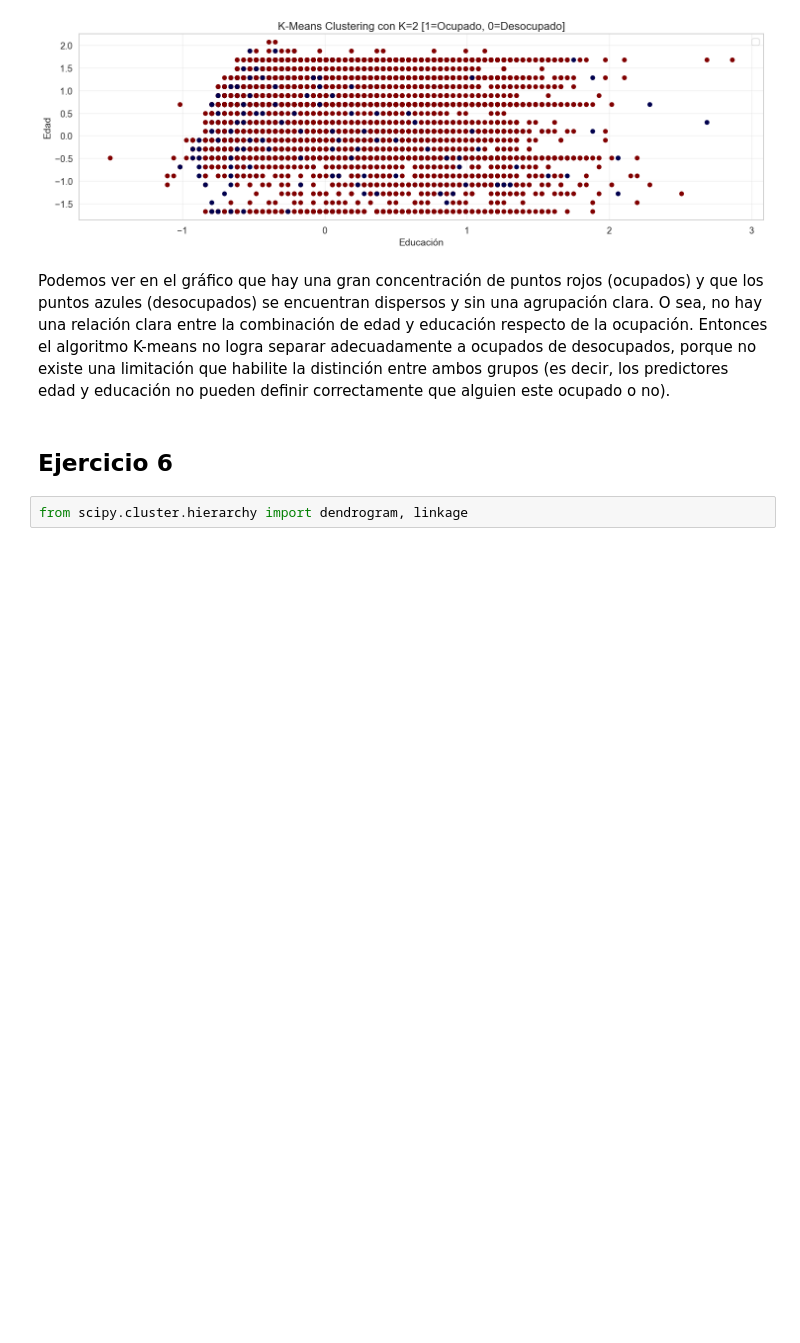
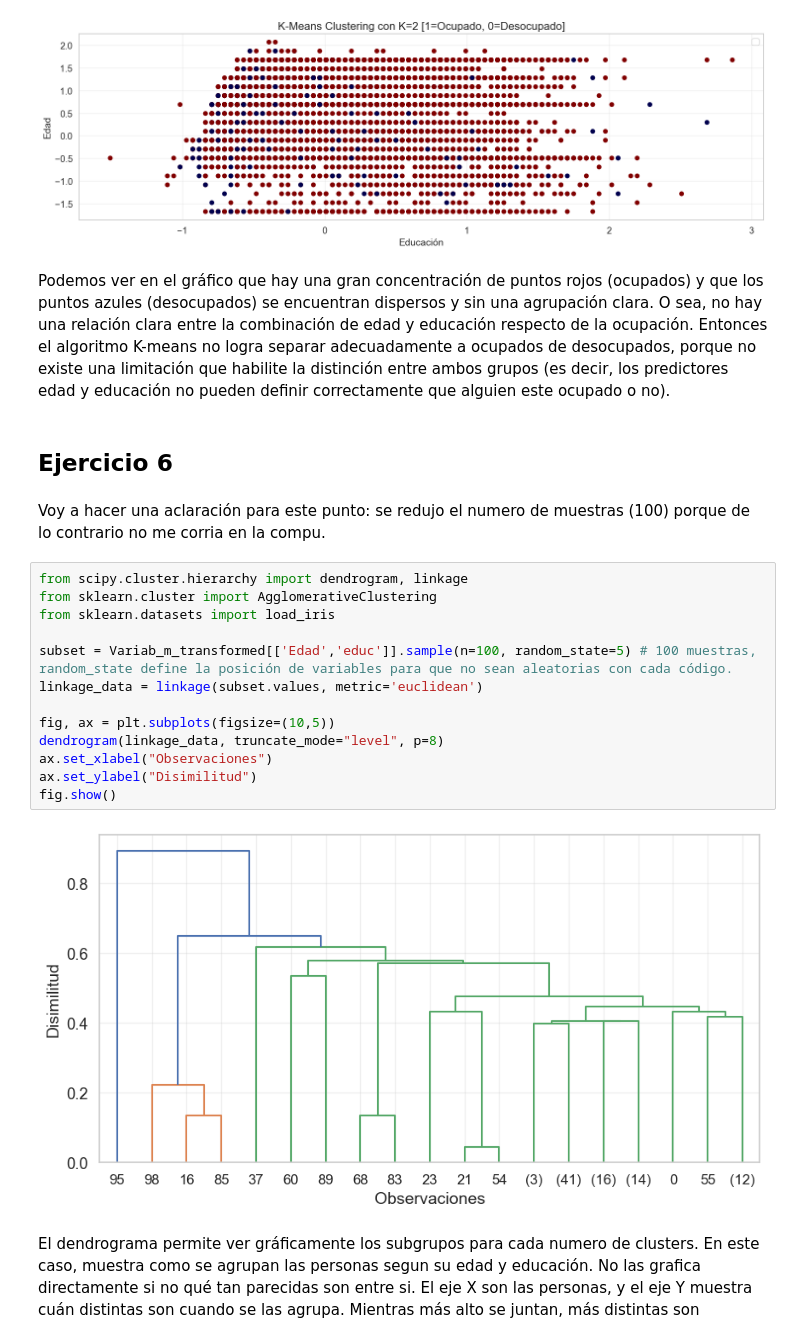
Before and after one commit to MaxiPetrini/BigDataUBA-Grupo16, a Jupyter notebook: TP3_Grupo 16/Tp3.ipynb, the cells around one changed output. Saved outputs shown, nothing was run; the diff lists cells and outputs as text; blank space fills up the shorter version.

```diff
--- a/TP3_Grupo 16/Tp3.ipynb
+++ b/TP3_Grupo 16/Tp3.ipynb
@@ -603,5 +603,22 @@ plt.show()
 Podemos ver en el gráfico que hay una gran concentración de puntos rojos (ocupados) y que los puntos azules (desocupados) se encuentran dispersos y sin una agrupación clara. O sea, no hay una relación clara entre la combinación de edad y educación respecto de la ocupación. Entonces el algoritmo K-means no logra separar adecuadamente a ocupados de desocupados, porque no existe una limitación que habilite la distinción entre ambos grupos (es decir, los predictores edad y educación no pueden definir correctamente que alguien este ocupado o no).
 # %% [markdown]
 ## Ejercicio 6
-# %%
-from scipy.cluster.hierarchy import dendrogram, linkage
+# %% [markdown]
+Voy a hacer una aclaración para este punto: se redujo el numero de muestras (100) porque de lo contrario no me corria en la compu.
+# %%
+from scipy.cluster.hierarchy import dendrogram, linkage
+from sklearn.cluster import AgglomerativeClustering
+from sklearn.datasets import load_iris
+
+subset = Variab_m_transformed[['Edad','educ']].sample(n=100, random_state=5) # 100 muestras, random_state define la posición de variables para que no sean aleatorias con cada código.
+linkage_data = linkage(subset.values, metric='euclidean')
+
+fig, ax = plt.subplots(figsize=(10,5))
+dendrogram(linkage_data, truncate_mode="level", p=8)
+ax.set_xlabel("Observaciones")
+ax.set_ylabel("Disimilitud")
+fig.show()
+# %% [output]
+[figure, added]
+# %% [markdown]
+El dendrograma permite ver gráficamente los subgrupos para cada numero de clusters. En este caso, muestra como se agrupan las personas segun su edad y educación. No las grafica directamente si no qué tan parecidas son entre si. El eje X son las personas, y el eje Y muestra cuán distintas son cuando se las agrupa. Mientras más alto se juntan, más distintas son
```
Also changed, not shown: parts of 2 cells of this notebook.
